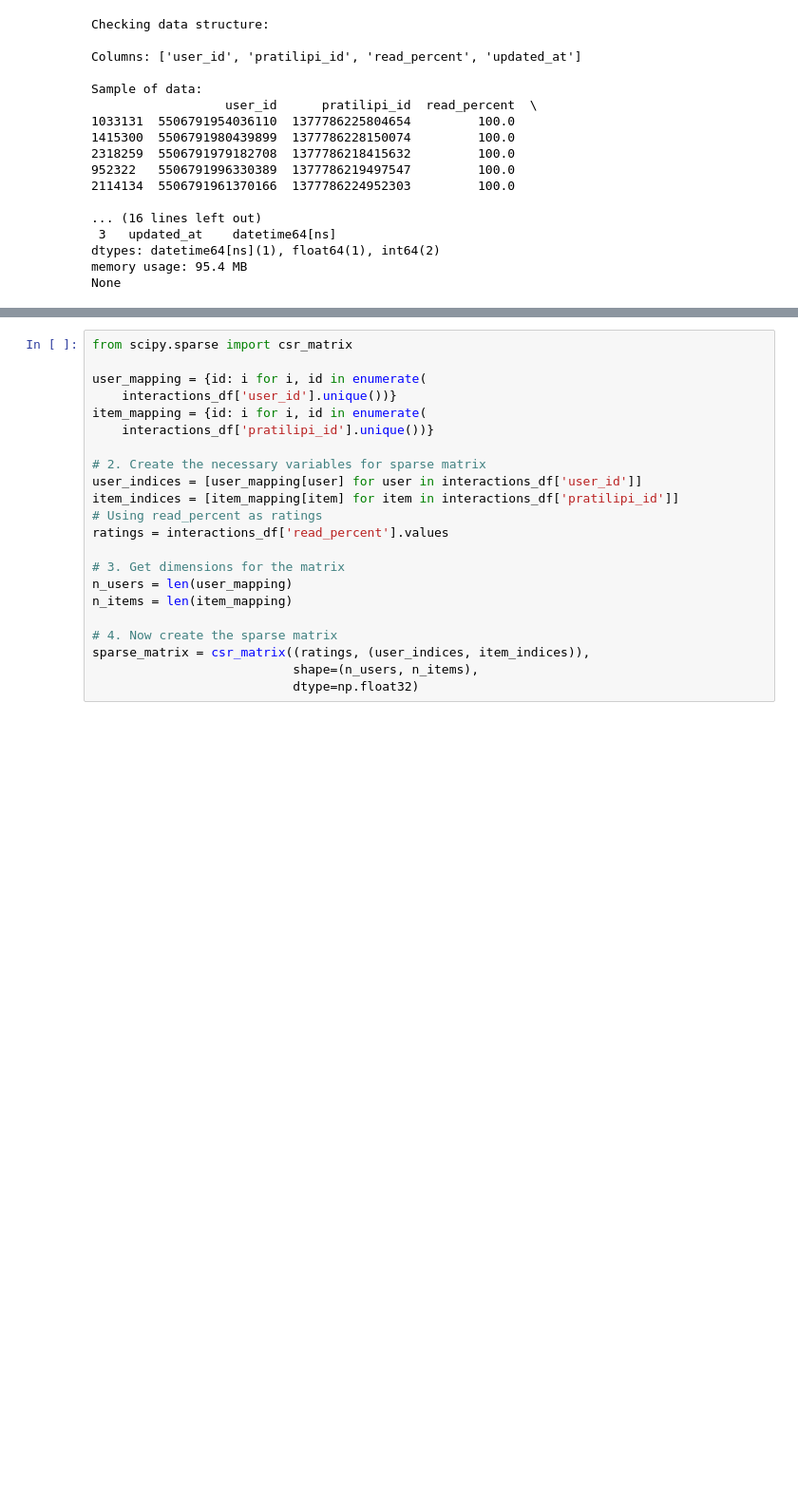
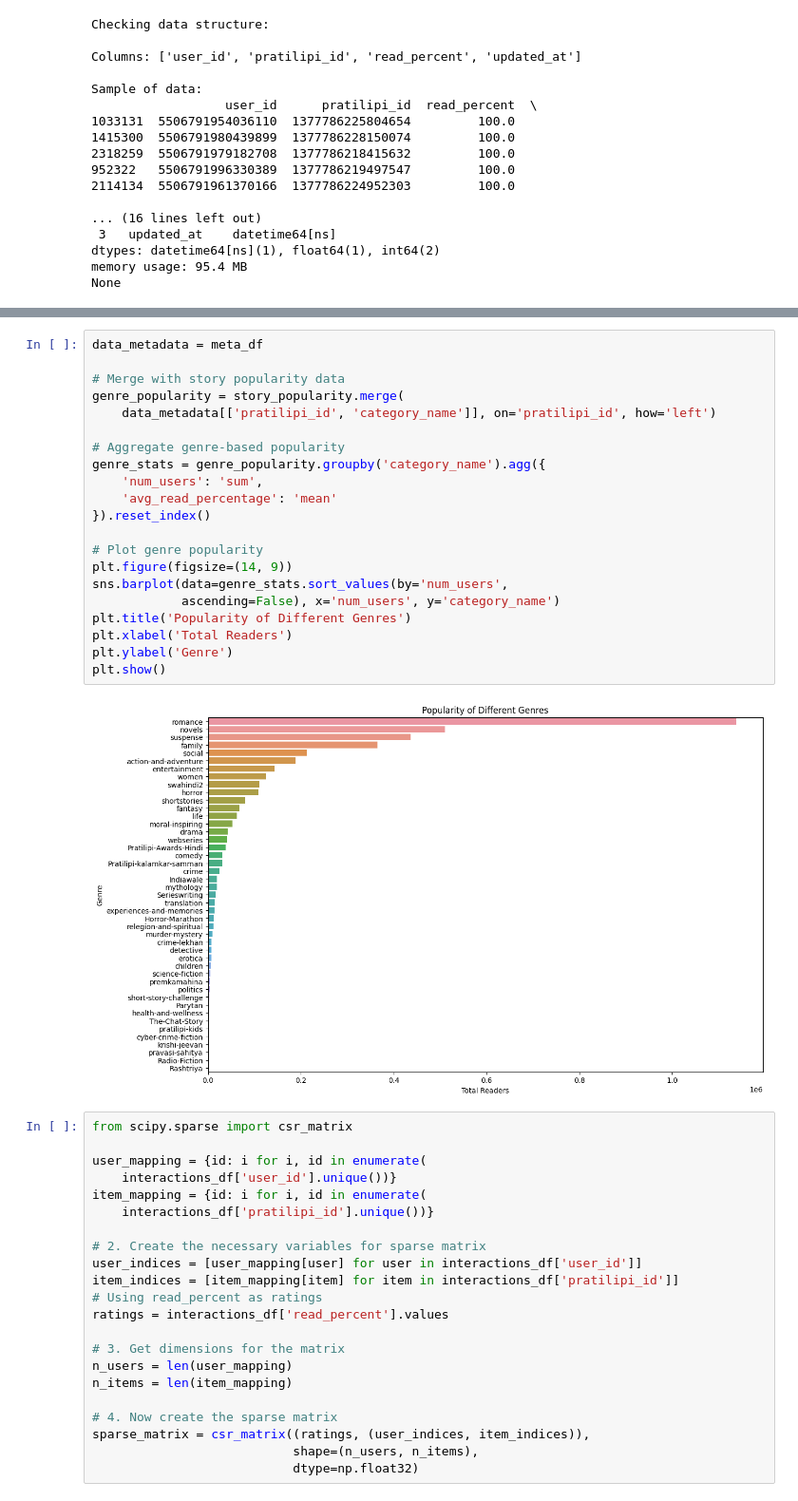
Before and after one commit to sayan-does/pratilipi, a Jupyter notebook: reccomendation_experiment.ipynb, the cells around one changed output, grey strips where cells are left out. Shown at 95% size. Saved outputs shown, nothing was run; the diff lists cells and outputs as text; blank space fills up the shorter version.

```diff
--- a/reccomendation_experiment.ipynb
+++ b/reccomendation_experiment.ipynb
@@ -104,3 +151,26 @@ None
+# %%
+data_metadata = meta_df
+
+# Merge with story popularity data
+genre_popularity = story_popularity.merge(
+    data_metadata[['pratilipi_id', 'category_name']], on='pratilipi_id', how='left')
+
+# Aggregate genre-based popularity
+genre_stats = genre_popularity.groupby('category_name').agg({
+    'num_users': 'sum',
+    'avg_read_percentage': 'mean'
+}).reset_index()
+
+# Plot genre popularity
+plt.figure(figsize=(14, 9))
+sns.barplot(data=genre_stats.sort_values(by='num_users',
+            ascending=False), x='num_users', y='category_name')
+plt.title('Popularity of Different Genres')
+plt.xlabel('Total Readers')
+plt.ylabel('Genre')
+plt.show()
+# %% [output]
+[figure, added]
 # %%
 from scipy.sparse import csr_matrix
 
```
Also changed, not shown: parts of 2 cells of this notebook, 3 other files.
